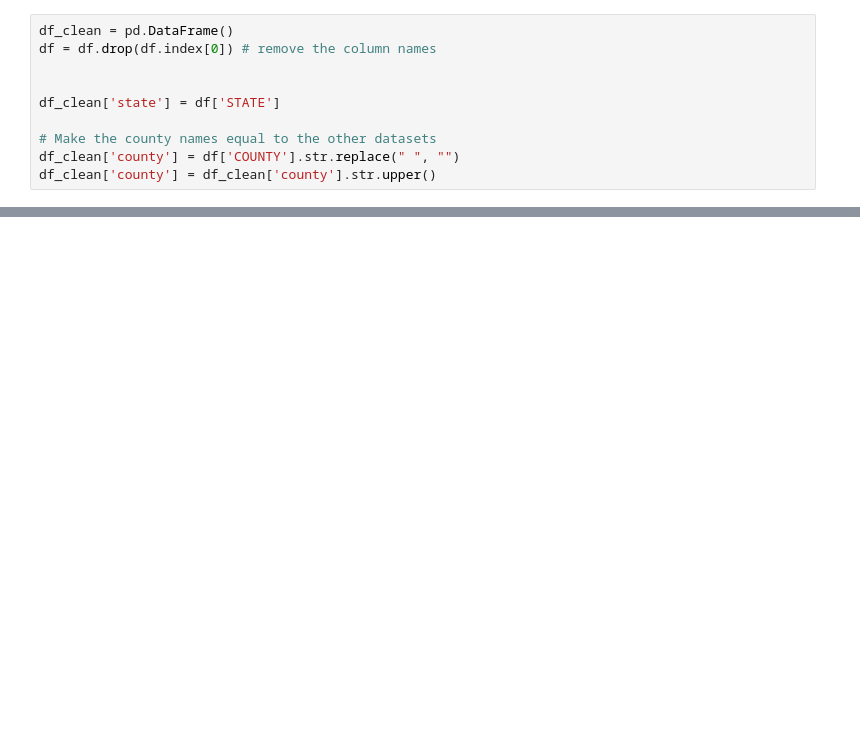
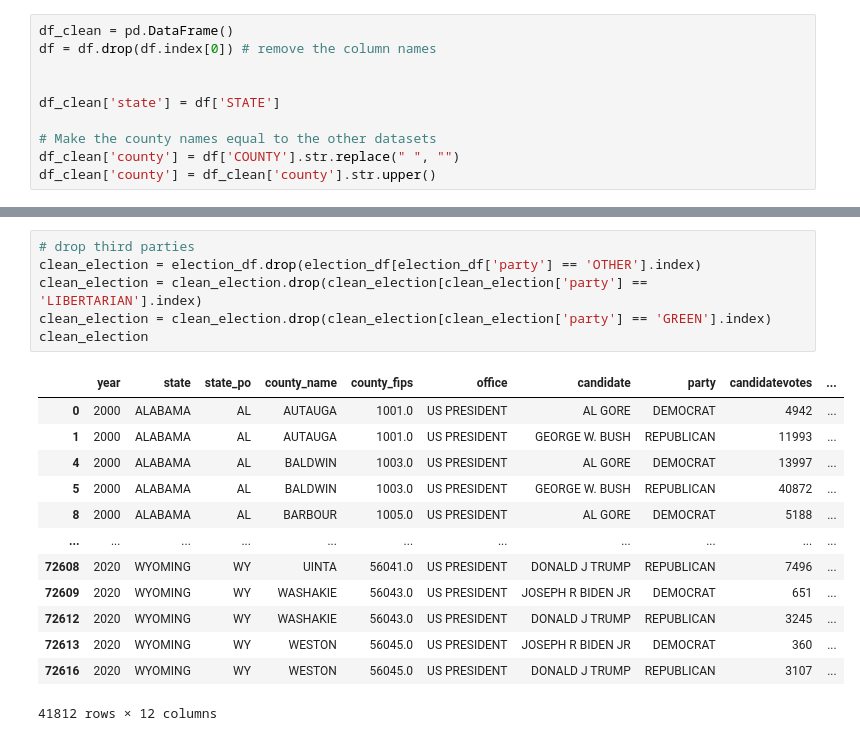
Before and after one commit to awhitehouse1/project_voting, a Jupyter notebook: cleaning_votes.ipynb, the cells around one changed output, grey strips where cells are left out. Saved outputs shown, nothing was run; the diff lists cells and outputs as text; blank space fills up the shorter version.

```diff
--- a/cleaning_votes.ipynb
+++ b/cleaning_votes.ipynb
@@ -268,0 +297,20 @@ df_clean
+# %%
+# drop third parties
+clean_election = election_df.drop(election_df[election_df['party'] == 'OTHER'].index)
+clean_election = clean_election.drop(clean_election[clean_election['party'] == 'LIBERTARIAN'].index)
+clean_election = clean_election.drop(clean_election[clean_election['party'] == 'GREEN'].index)
+clean_election
+# %% [output]
+|  | year | state | state_po | county_name | county_fips | office | candidate | party | candidatevotes | ... |
+| 0 | 2000 | ALABAMA | AL | AUTAUGA | 1001.0 | US PRESIDENT | AL GORE | DEMOCRAT | 4942 | ... |
+| 1 | 2000 | ALABAMA | AL | AUTAUGA | 1001.0 | US PRESIDENT | GEORGE W. BUSH | REPUBLICAN | 11993 | ... |
+| 4 | 2000 | ALABAMA | AL | BALDWIN | 1003.0 | US PRESIDENT | AL GORE | DEMOCRAT | 13997 | ... |
+| 5 | 2000 | ALABAMA | AL | BALDWIN | 1003.0 | US PRESIDENT | GEORGE W. BUSH | REPUBLICAN | 40872 | ... |
+| 8 | 2000 | ALABAMA | AL | BARBOUR | 1005.0 | US PRESIDENT | AL GORE | DEMOCRAT | 5188 | ... |
+| ... | ... | ... | ... | ... | ... | ... | ... | ... | ... | ... |
+| 72608 | 2020 | WYOMING | WY | UINTA | 56041.0 | US PRESIDENT | DONALD J TRUMP | REPUBLICAN | 7496 | ... |
+| 72609 | 2020 | WYOMING | WY | WASHAKIE | 56043.0 | US PRESIDENT | JOSEPH R BIDEN JR | DEMOCRAT | 651 | ... |
+| 72612 | 2020 | WYOMING | WY | WASHAKIE | 56043.0 | US PRESIDENT | DONALD J TRUMP | REPUBLICAN | 3245 | ... |
+| 72613 | 2020 | WYOMING | WY | WESTON | 56045.0 | US PRESIDENT | JOSEPH R BIDEN JR | DEMOCRAT | 360 | ... |
+| 72616 | 2020 | WYOMING | WY | WESTON | 56045.0 | US PRESIDENT | DONALD J TRUMP | REPUBLICAN | 3107 | ... |
+41812 rows × 12 columns
```
Also changed, not shown: parts of 10 cells of this notebook.
